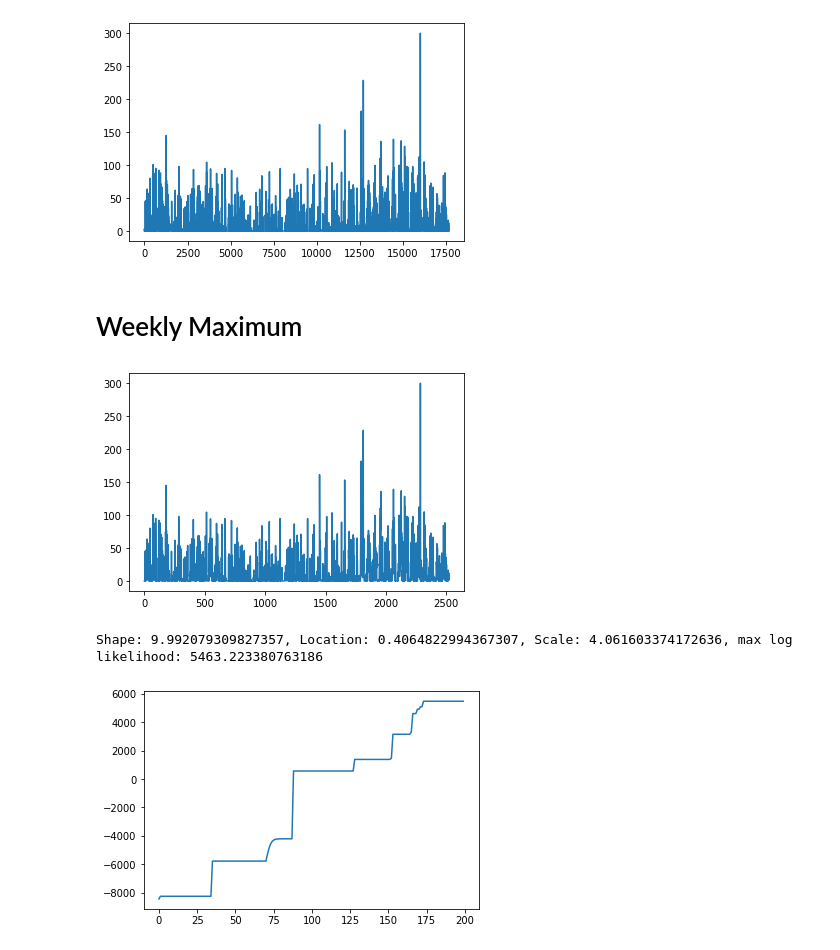
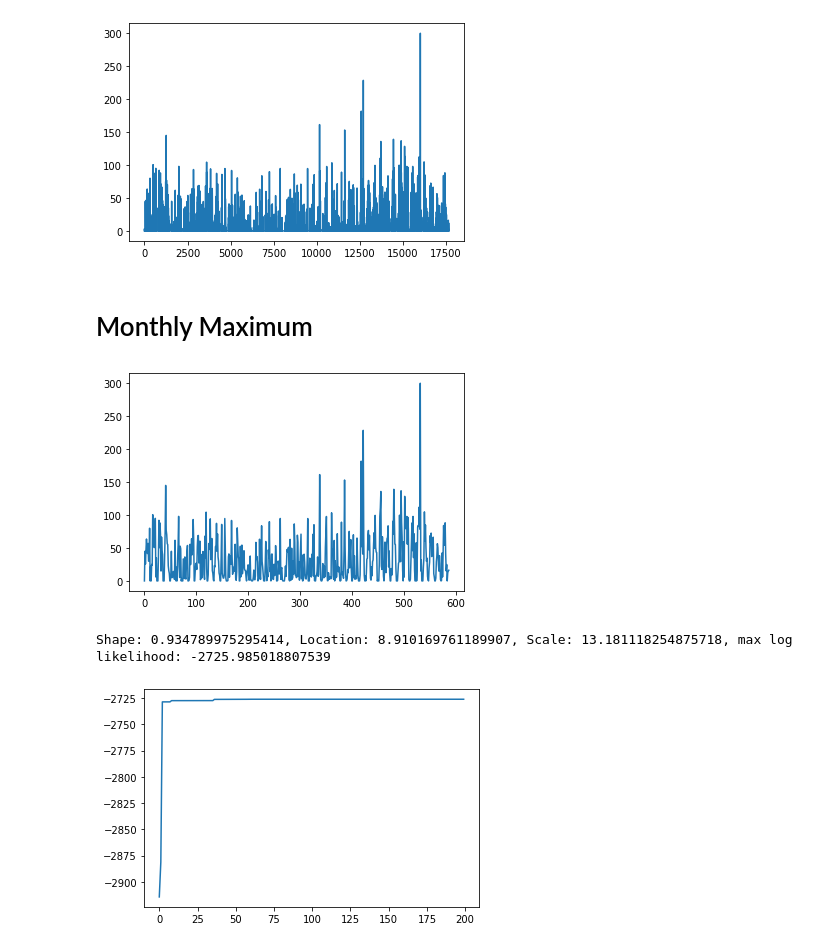
Before and after one commit to tymefighter/Forecast, a Jupyter notebook: notebooks/max-rainfall-gev.ipynb, the cells around one changed output. Drawn from its saved outputs; the diff is of its cells as text; code cells hidden in the pictures.

```diff
--- a/notebooks/max-rainfall-gev.ipynb
+++ b/notebooks/max-rainfall-gev.ipynb
@@ -12,20 +12,20 @@ _ = plt.plot(rainfall_series)
 # %% [output]
 [figure]
 # %% [markdown]
-# Weekly Maximum
+# Monthly Maximum
 # %%
-week_max_series = Utility.applyBlockAggregateFunc(
-    rainfall_series, 7,
+month_max_series = Utility.applyBlockAggregateFunc(
+    rainfall_series, 30,
     lambda x: x.max(axis=0),
     considerPartial='no-front'
 )
 
 _ = plt.plot(week_max_series)
 # %% [output]
-[figure, old version]
+[figure, new version]
 # %%
 params, max_log_likelihood, max_log_likelihood_vals = GevEstimate.psoMethod(
-    week_max_series,
+    month_max_series,
     Pso.computeInitialPos([(-10, 10), (0, 100), (1, 10)], 200),
     numIterations=200
 )
@@ -34,11 +34,10 @@ shape, location, scale = params
 print(f'Shape: {shape}, Location: {location}, Scale: {scale}, max log likelihood: {max_log_likelihood}')
 
 
-
 _ = plt.plot(max_log_likelihood_vals)
 # %% [output]
-Shape: 9.992079309827357, Location: 0.4064822994367307, Scale: 4.061603374172636, max log likelihood: 5463.223380763186
+Shape: 0.934789975295414, Location: 8.910169761189907, Scale: 13.181118254875718, max log likelihood: -2725.985018807539
-[figure, old version]
+[figure, new version]
 # %%
 def get_return_level(shape, location, scale, prob):
 
```
Also changed, not shown: parts of 3 cells of this notebook.
